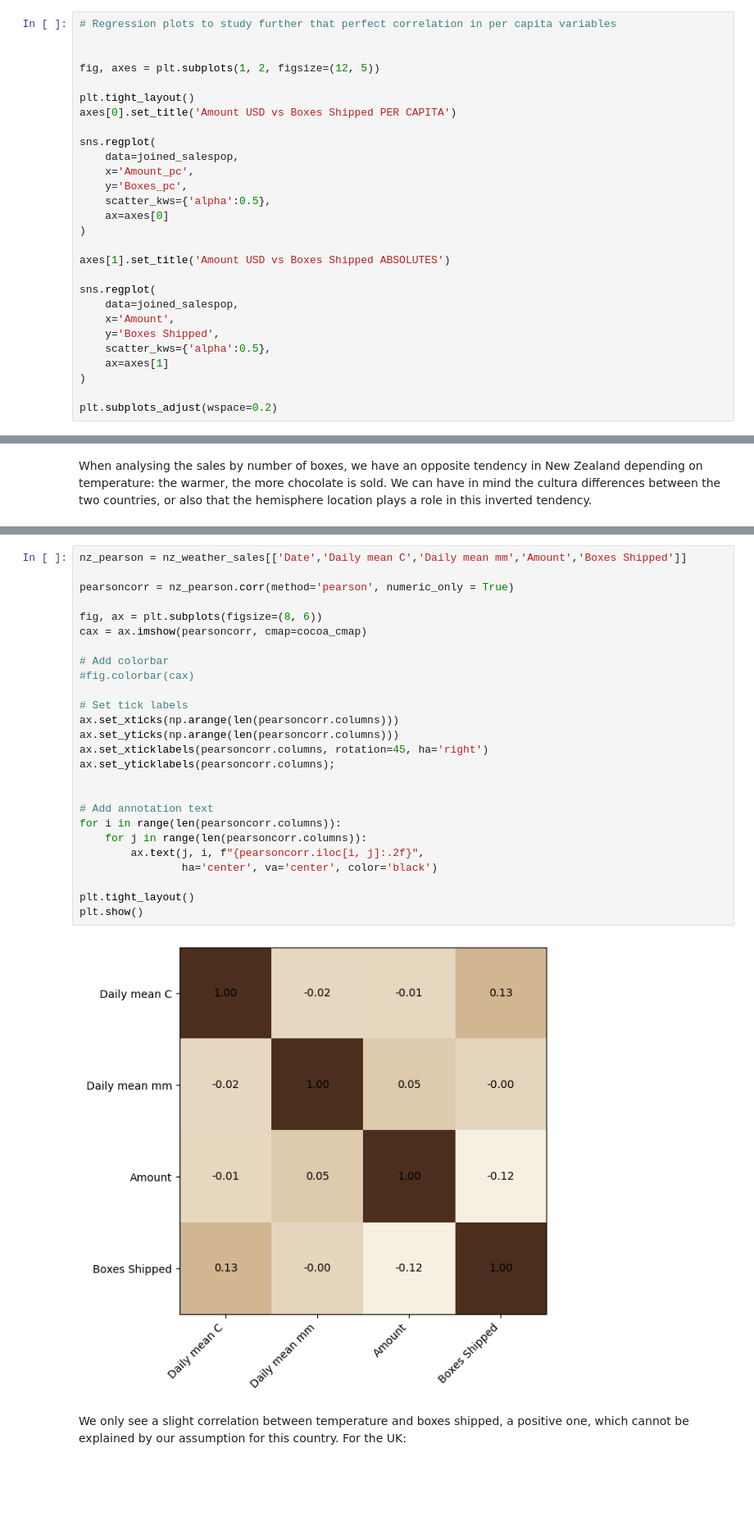
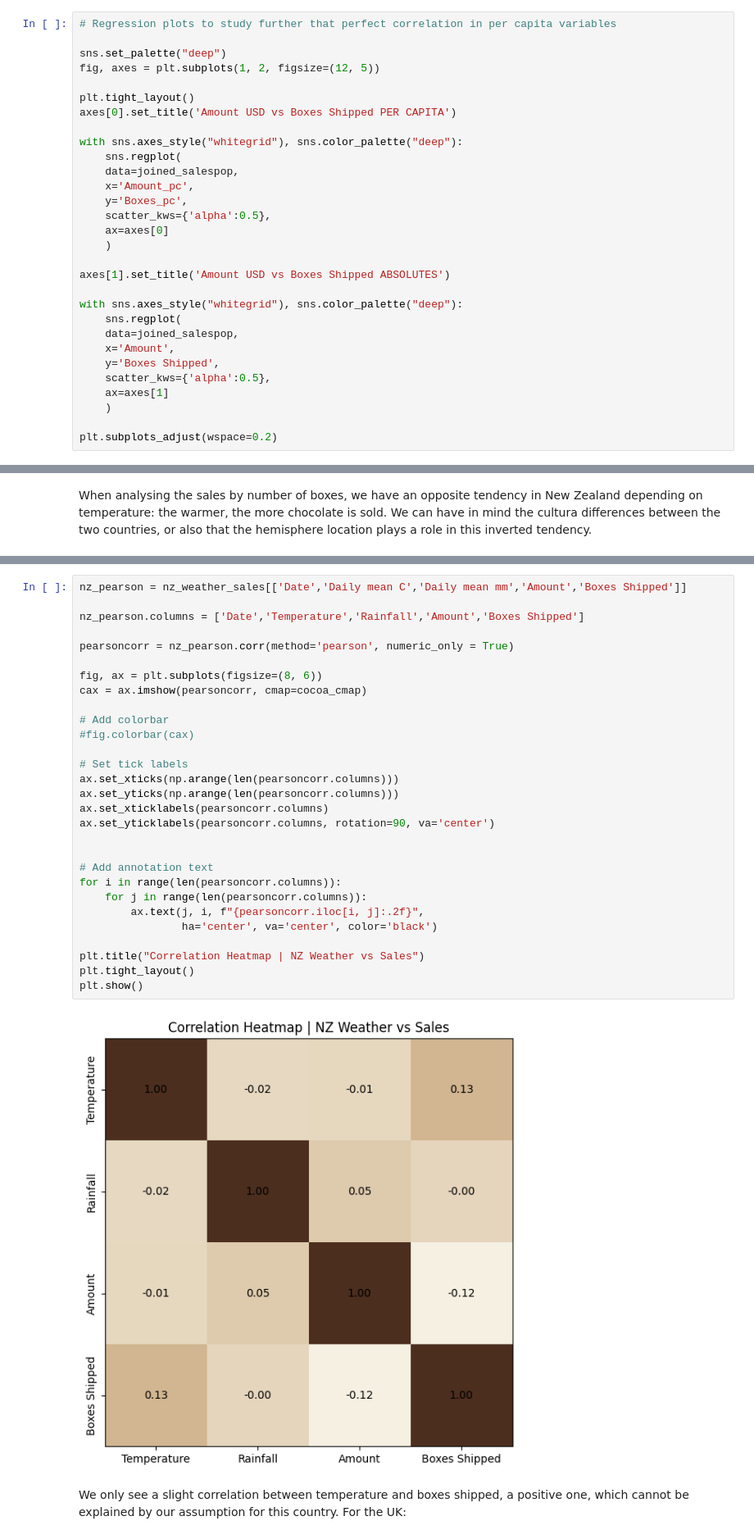
Before and after one commit to Lina060992/Chocolate, a Jupyter notebook: questions_hypothesis.ipynb, the cells around one changed output, grey strips where cells are left out. Shown at 82% size. Saved outputs shown, nothing was run; the diff lists cells and outputs as text; blank space fills up the shorter version.

Commit message:
More cocoa-coloured graphs

```diff
--- a/questions_hypothesis.ipynb
+++ b/questions_hypothesis.ipynb
@@ -393,29 +375,31 @@ Let's draw regression plots to see this further:
 # %%
 # Regression plots to study further that perfect correlation in per capita variables
 
-
+sns.set_palette("deep")
 fig, axes = plt.subplots(1, 2, figsize=(12, 5))
 
 plt.tight_layout()
 axes[0].set_title('Amount USD vs Boxes Shipped PER CAPITA')
 
-sns.regplot(
+with sns.axes_style("whitegrid"), sns.color_palette("deep"):
+    sns.regplot(
     data=joined_salespop,
     x='Amount_pc',
     y='Boxes_pc',
     scatter_kws={'alpha':0.5},
     ax=axes[0]
-)
+    )
 
 axes[1].set_title('Amount USD vs Boxes Shipped ABSOLUTES')
 
-sns.regplot(
+with sns.axes_style("whitegrid"), sns.color_palette("deep"):
+    sns.regplot(
     data=joined_salespop,
     x='Amount',
     y='Boxes Shipped',
     scatter_kws={'alpha':0.5},
     ax=axes[1]
-)
+    )
 
 plt.subplots_adjust(wspace=0.2)
 # %% [output]
@@ -661,32 +645,35 @@ nz_weather_sales.head(5)
 | 34 | 2022-01-10 | 21.28 | 0.25 | Gigi Bohling | New Zealand | Smooth Sliky Salty | 700.0 | 97 | 2022 | ... |
 # %%
 nz_pearson = nz_weather_sales[['Date','Daily mean C','Daily mean mm','Amount','Boxes Shipped']]
+
+nz_pearson.columns = ['Date','Temperature','Rainfall','Amount','Boxes Shipped']
 
 pearsoncorr = nz_pearson.corr(method='pearson', numeric_only = True)
 
 fig, ax = plt.subplots(figsize=(8, 6))
 cax = ax.imshow(pearsoncorr, cmap=cocoa_cmap)
 
 # Add colorbar
 #fig.colorbar(cax)
 
 # Set tick labels
 ax.set_xticks(np.arange(len(pearsoncorr.columns)))
 ax.set_yticks(np.arange(len(pearsoncorr.columns)))
-ax.set_xticklabels(pearsoncorr.columns, rotation=45, ha='right')
-ax.set_yticklabels(pearsoncorr.columns);
+ax.set_xticklabels(pearsoncorr.columns)
+ax.set_yticklabels(pearsoncorr.columns, rotation=90, va='center')
 
 
 # Add annotation text
 for i in range(len(pearsoncorr.columns)):
     for j in range(len(pearsoncorr.columns)):
         ax.text(j, i, f"{pearsoncorr.iloc[i, j]:.2f}",
                 ha='center', va='center', color='black')
 
+plt.title("Correlation Heatmap | NZ Weather vs Sales")
 plt.tight_layout()
 plt.show()
 # %% [output]
-[figure, old version]
+[figure, new version]
 # %% [markdown]
 We only see a slight correlation between temperature and boxes shipped, a positive one, which cannot be explained by our assumption for this country. For the UK:
 # %%
```
Also changed, not shown: parts of 13 cells of this notebook, 2 other files.
